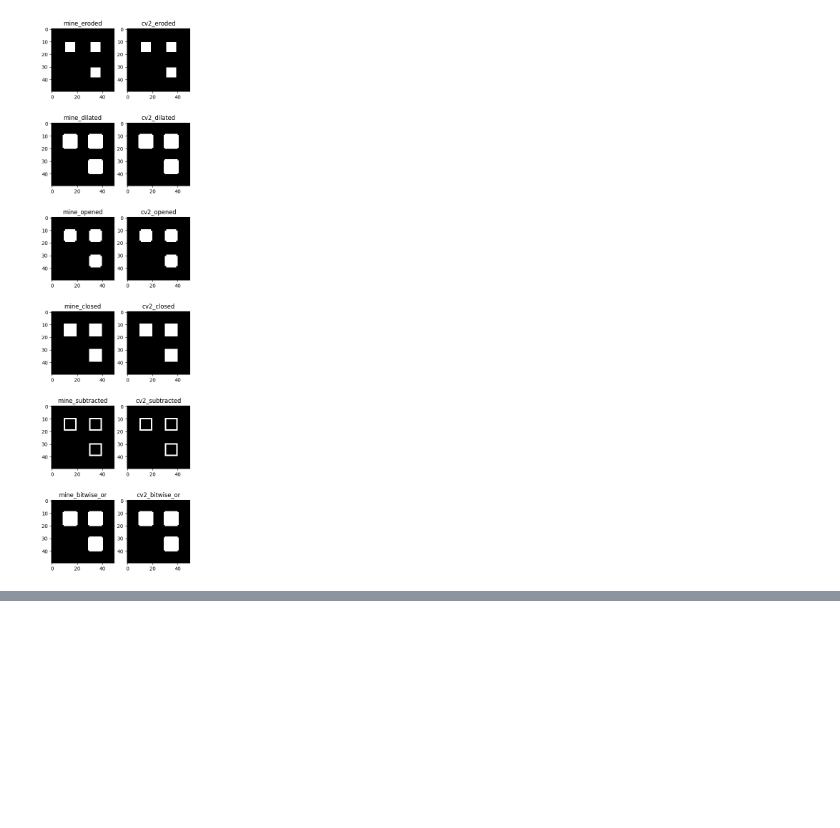
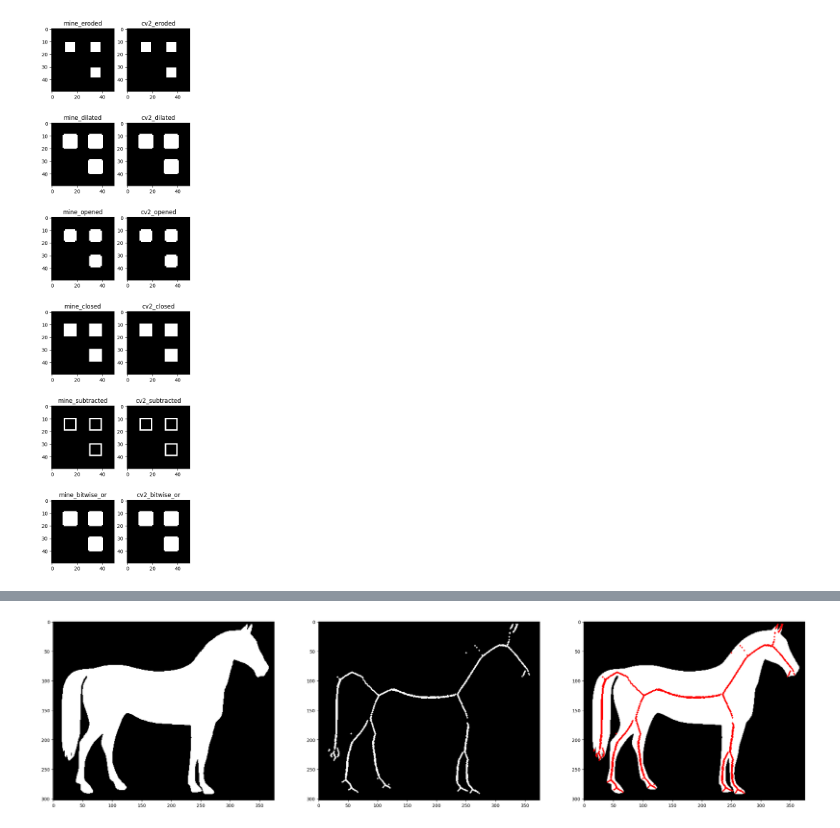
Before and after one commit to tomast1337/Image-Processing, a Jupyter notebook: aula15.ipynb, the cells around one changed output, grey strips where cells are left out. Cells and saved outputs as stored; diff of their text form; code cells hidden in the pictures; blank space fills up the shorter version.

```diff
--- a/aula15.ipynb
+++ b/aula15.ipynb
@@ -197,0 +198,20 @@ plt.show()
+# %%
+image = cv2.imread("./imgs/horse.png")
+bw = cv2.threshold(image, 12, 255, cv2.THRESH_BINARY)[1]
+bw = cv2.cvtColor(bw, cv2.COLOR_BGR2GRAY)
+bw[bw > 0] = 1
+skeleton = generate_skeleton_img(bw,None)
+skeleton = dilate(skeleton,cv2.getStructuringElement(cv2.MORPH_CROSS,(3,3)))
+new_rgb = np.zeros(image.shape, np.uint8)
+# paste the original image in the new image
+new_rgb[bw == 1] = image[bw == 1]
+# paste the skeleton in the new image with a red color
+new_rgb[skeleton == 1] = [255, 0, 0]
+
+fig, ax = plt.subplots(1, 3, figsize=(30, 10))
+ax[0].imshow(bw, cmap="gray")
+ax[1].imshow(skeleton, cmap="gray")
+ax[2].imshow(new_rgb, cmap="gray")
+plt.show()
+# %% [output]
+[figure, added]
```
Also changed, not shown: parts of 4 cells of this notebook.
